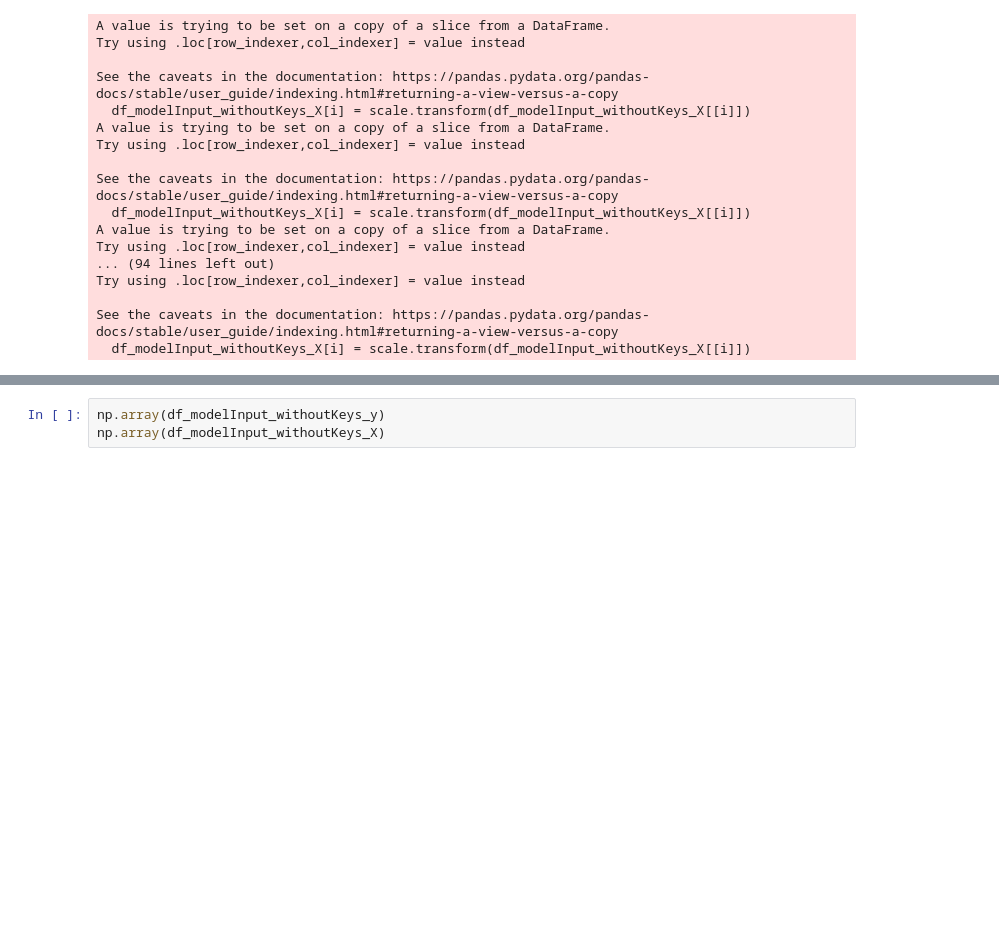
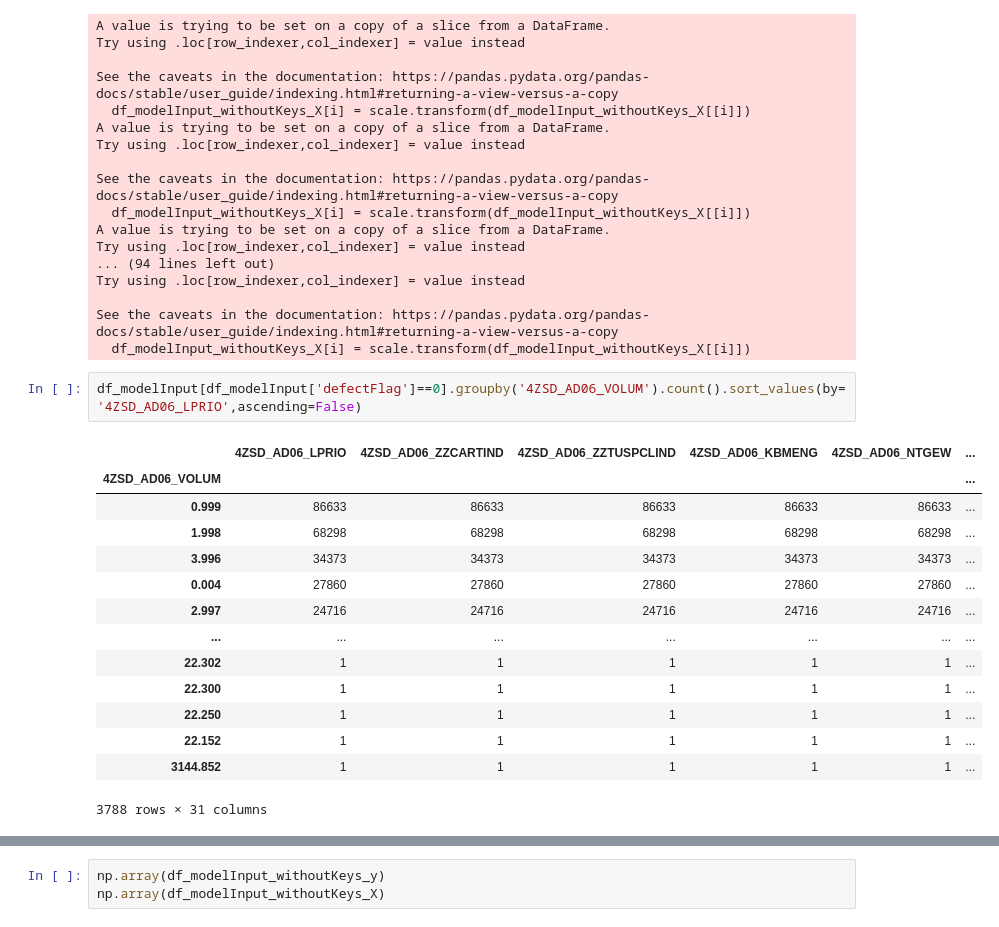
Before and after one commit to kk87736/georgiaTechCapstone, a Jupyter notebook: Modeling.ipynb, the cells around one changed output, grey strips where cells are left out. Saved outputs shown, nothing was run; the diff lists cells and outputs as text; blank space fills up the shorter version.

```diff
--- a/Modeling.ipynb
+++ b/Modeling.ipynb
@@ -318,3 +335,20 @@ Try using .loc[row_indexer,col_indexer] = value instead
 
 See the caveats in the documentation: https://pandas.pydata.org/pandas-docs/stable/user_guide/indexing.html#returning-a-view-versus-a-copy
   df_modelInput_withoutKeys_X[i] = scale.transform(df_modelInput_withoutKeys_X[[i]])
+# %%
+df_modelInput[df_modelInput['defectFlag']==0].groupby('4ZSD_AD06_VOLUM').count().sort_values(by='4ZSD_AD06_LPRIO',ascending=False)
+# %% [output]
+|  | 4ZSD_AD06_LPRIO | 4ZSD_AD06_ZZCARTIND | 4ZSD_AD06_ZZTUSPCLIND | 4ZSD_AD06_KBMENG | 4ZSD_AD06_NTGEW | ... |
+| 4ZSD_AD06_VOLUM |  |  |  |  |  | ... |
+| 0.999 | 86633 | 86633 | 86633 | 86633 | 86633 | ... |
+| 1.998 | 68298 | 68298 | 68298 | 68298 | 68298 | ... |
+| 3.996 | 34373 | 34373 | 34373 | 34373 | 34373 | ... |
+| 0.004 | 27860 | 27860 | 27860 | 27860 | 27860 | ... |
+| 2.997 | 24716 | 24716 | 24716 | 24716 | 24716 | ... |
+| ... | ... | ... | ... | ... | ... | ... |
+| 22.302 | 1 | 1 | 1 | 1 | 1 | ... |
+| 22.300 | 1 | 1 | 1 | 1 | 1 | ... |
+| 22.250 | 1 | 1 | 1 | 1 | 1 | ... |
+| 22.152 | 1 | 1 | 1 | 1 | 1 | ... |
+| 3144.852 | 1 | 1 | 1 | 1 | 1 | ... |
+3788 rows × 31 columns
```
Also changed, not shown: parts of 3 cells of this notebook, 4 other files.
